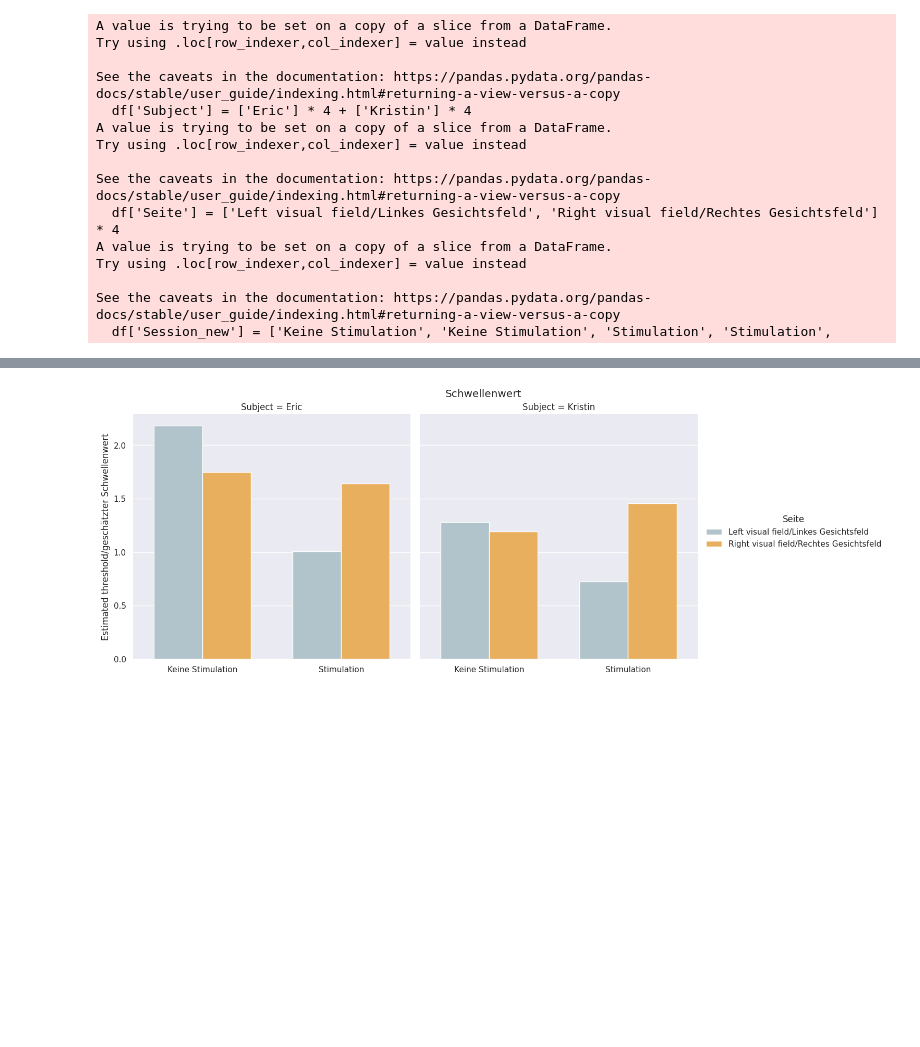
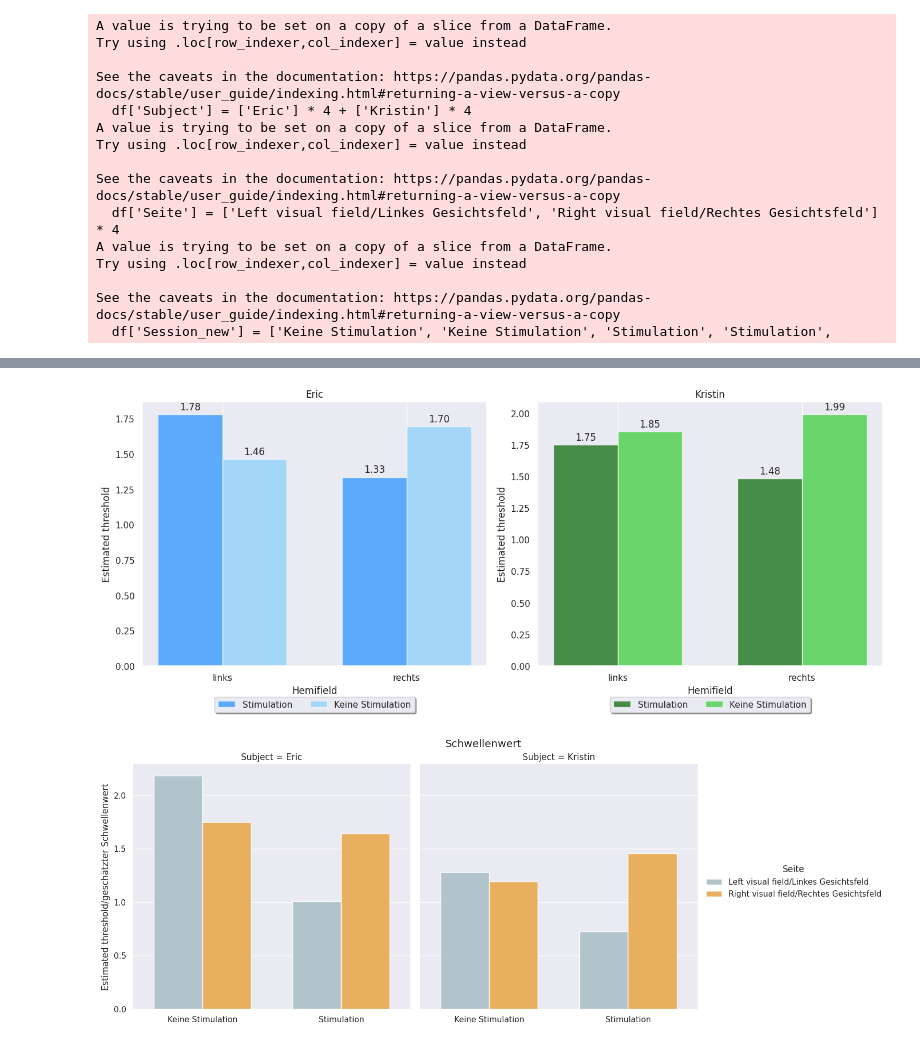
Before and after one commit to cristinarainich/DDCS, a Jupyter notebook: Results_presentation.ipynb, the cells around one changed output, grey strips where cells are left out. Drawn from its saved outputs; the diff is of its cells as text; code cells hidden in the pictures; blank space fills up the shorter version.

```diff
--- a/Results_presentation.ipynb
+++ b/Results_presentation.ipynb
@@ -401,3 +466,81 @@ See the caveats in the documentation: https://pandas.pydata.org/pandas-docs/stab
+# %%
+df['Session_new'] = df['Session'].map({'stim': 'Stimulation', 'sham': 'Keine Stimulation'})
+
+# Define custom colors for Eric and Kristin
+eric_colors = ['#1E90FF', '#87CEFA']  # Dark Blue, Light Blue
+kristin_colors = ['#006400', '#32CD32']  # Dark Green, Light Green
+
+# Group by Subject, Session_new, and hemifield
+grouped = df.groupby(['Subject', 'Session_new', 'hemifield'])['Estimated threshold'].mean().unstack()
+
+# Create subplots
+fig, (ax1, ax2) = plt.subplots(1, 2, figsize=(14, 6))
+
+# Define bar width and positions
+bar_width = 0.35
+index = np.arange(len(grouped.columns))
+
+# Plotting Eric's data
+rects1 = ax1.bar(index - bar_width/2, grouped.loc['Eric', 'Stimulation'], bar_width, alpha=0.7, label='Stimulation', color=eric_colors[0])
+rects2 = ax1.bar(index + bar_width/2, grouped.loc['Eric', 'Keine Stimulation'], bar_width, alpha=0.7, label='Keine Stimulation', color=eric_colors[1])
+
+for i, rect in enumerate(rects1):
+    height = rect.get_height()
+    ax1.annotate(f'{height:.2f}',
+                 xy=(rect.get_x() + rect.get_width() / 2, height),
+                 xytext=(0, 3),
+                 textcoords="offset points",
+                 ha='center', va='bottom')
+
+for i, rect in enumerate(rects2):
+    height = rect.get_height()
+    ax1.annotate(f'{height:.2f}',
+                 xy=(rect.get_x() + rect.get_width() / 2, height),
+                 xytext=(0, 3),
+                 textcoords="offset points",
+                 ha='center', va='bottom')
+
+# Plotting Kristin's data
+rects3 = ax2.bar(index - bar_width/2, grouped.loc['Kristin', 'Stimulation'], bar_width, alpha=0.7, label='Stimulation', color=kristin_colors[0])
+rects4 = ax2.bar(index + bar_width/2, grouped.loc['Kristin', 'Keine Stimulation'], bar_width, alpha=0.7, label='Keine Stimulation', color=kristin_colors[1])
+
+for i, rect in enumerate(rects3):
+    height = rect.get_height()
+    ax2.annotate(f'{height:.2f}',
+                 xy=(rect.get_x() + rect.get_width() / 2, height),
+                 xytext=(0, 3),
+                 textcoords="offset points",
+                 ha='center', va='bottom')
+
+for i, rect in enumerate(rects4):
+    height = rect.get_height()
+    ax2.annotate(f'{height:.2f}',
+                 xy=(rect.get_x() + rect.get_width() / 2, height),
+                 xytext=(0, 3),
+                 textcoords="offset points",
+                 ha='center', va='bottom')
+
+# Setting labels, titles, and legends
+ax1.set_xlabel('Hemifield')
+ax1.set_ylabel('Estimated threshold')
+ax1.set_title('Eric')
+ax1.set_xticks(index)
+ax1.set_xticklabels(grouped.columns)
+ax1.legend(loc='upper center', bbox_to_anchor=(0.5, -0.1), fancybox=True, shadow=True, ncol=2)
+ax1.grid(axis='y')
+
+ax2.set_xlabel('Hemifield')
+ax2.set_ylabel('Estimated threshold')
+ax2.set_title('Kristin')
+ax2.set_xticks(index)
+ax2.set_xticklabels(grouped.columns)
+ax2.legend(loc='upper center', bbox_to_anchor=(0.5, -0.1), fancybox=True, shadow=True, ncol=2)
+ax2.grid(axis='y')
+
+plt.tight_layout()
+plt.show()
+# %% [output]
+[figure, added]
 # %%
 pastel_blue = '#AEC6CF'
 pastel_orange = '#FFB347'
```
Also changed, not shown: parts of 7 cells of this notebook.
